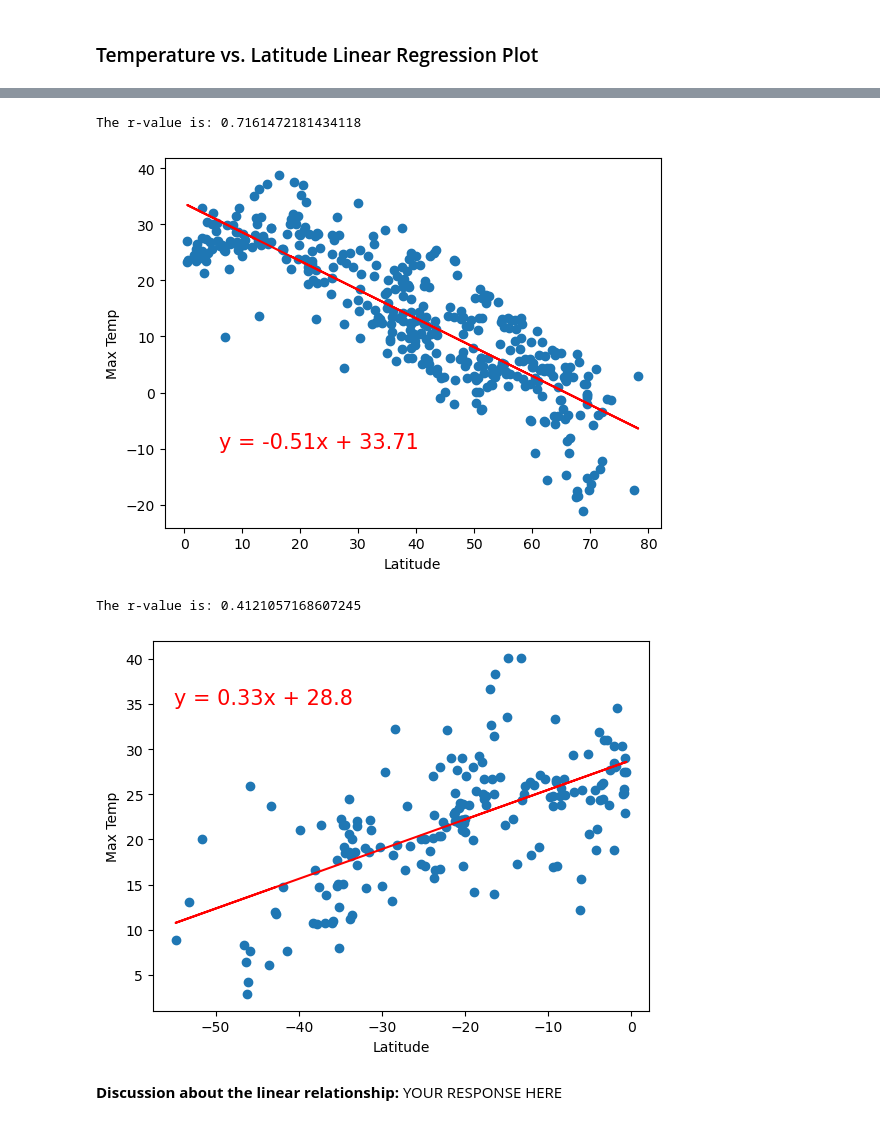
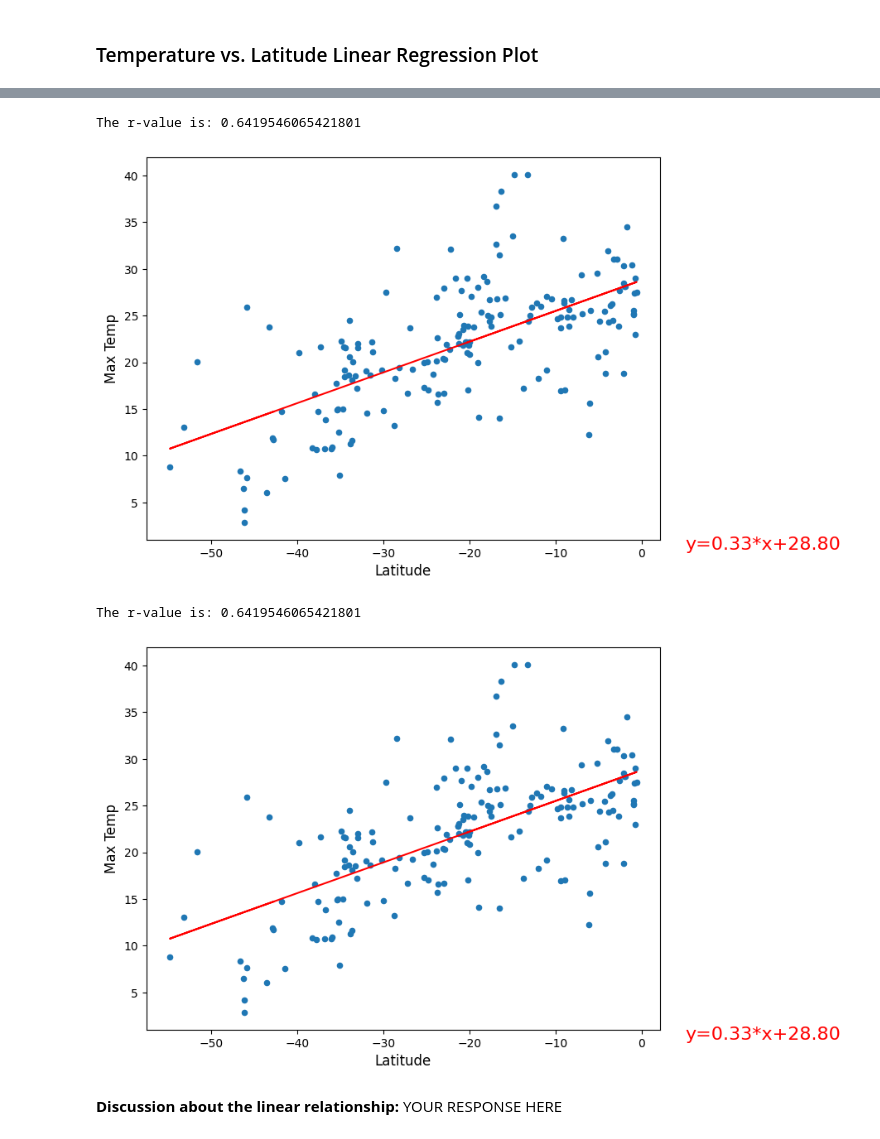
Before and after one commit to Yao7Jade/python-api-challenge, a Jupyter notebook: WeatherPy/WeatherPy.ipynb, the cells around one changed output, grey strips where cells are left out. Saved outputs shown, nothing was run; the diff lists cells and outputs as text; code cells hidden in the pictures.

```diff
--- a/WeatherPy/WeatherPy.ipynb
+++ b/WeatherPy/WeatherPy.ipynb
@@ -253,21 +277,26 @@ city_data_df.head()
 # %%
 # Build scatter plot for latitude vs. temperature
 # YOUR CODE HERE
-plt.figure(figsize=(8,5))
-ax=plt.gca()
+plt.scatter(
+    city_data_df["Lat"],
+    city_data_df["Max Temp"],
+    edgecolor="black",
+    linewidths=1,
+    marker="o",
+    alpha=0.8,
+    label="Cities"
+)
 
-city_data_df.plot(kind='scatter', x='Lat', y='Max Temp',ax=ax)
 
 
 # Incorporate the other graph properties
 # YOUR CODE HERE
-
 plt.grid(axis='both')
-plt.title('xxx', fontsize=14)
-plt.xlabel('xlabel', fontsize=12)
-plt.ylabel('ylabel', fontsize=12)
+plt.title('Latitude Vs. ', fontsize=14)
+plt.xlabel("Latitude", fontsize=12)
+plt.ylabel("Max Temperature (C)",fontsize=12)
 # Save the figure
-# plt.savefig("output_data/Fig1.png")
+plt.savefig("../output_data/Fig1.png")
 
 # Show plot
 plt.show()
@@ -422,15 +465,17 @@ The r-value is: -0.8462548186825359
 # %%
 # Linear regression on Northern Hemisphere
 # YOUR CODE HERE
+plot_linear_regression(df=southern_hemi_df,x='Lat',y='Max Temp',xtext=5,ytext=0,x_label='Latitude',y_label='Max Temp')
 # %% [output]
-The r-value is: 0.7161472181434118
+The r-value is: 0.6419546065421801
-[figure, old version]
+[figure, new version]
 # %%
 # Linear regression on Southern Hemisphere
 # YOUR CODE HERE
+plot_linear_regression(df=southern_hemi_df,x='Lat',y='Max Temp',xtext=5,ytext=0,x_label='Latitude',y_label='Max Temp')
 # %% [output]
-The r-value is: 0.4121057168607245
+The r-value is: 0.6419546065421801
-[figure, old version]
+[figure, new version]
 # %% [markdown]
 **Discussion about the linear relationship:** YOUR RESPONSE HERE
 # %% [markdown]
```
Also changed, not shown: parts of 24 cells of this notebook, 4 other files.
